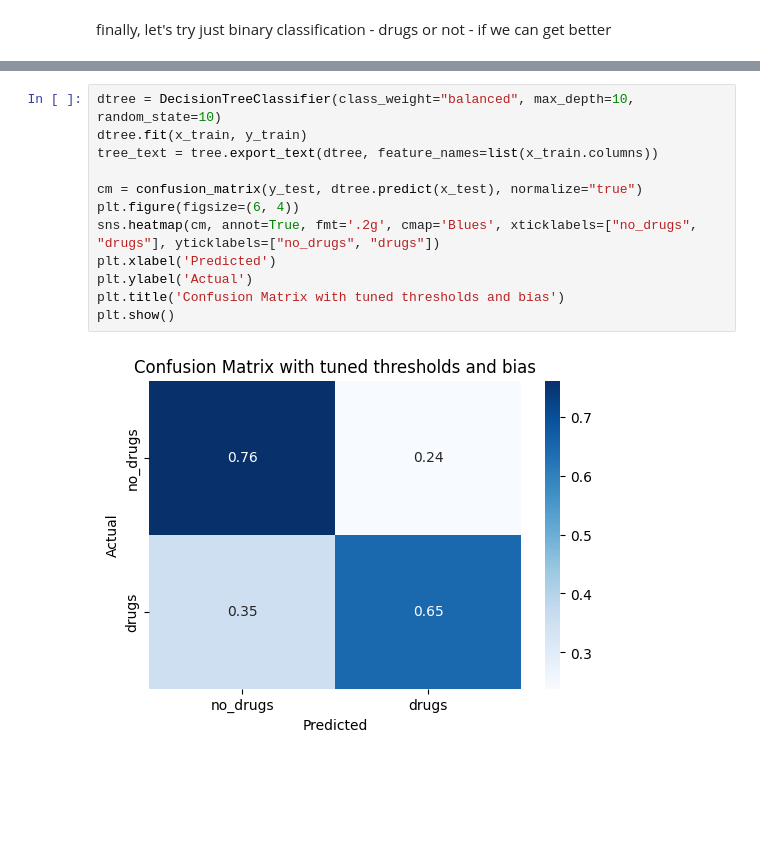
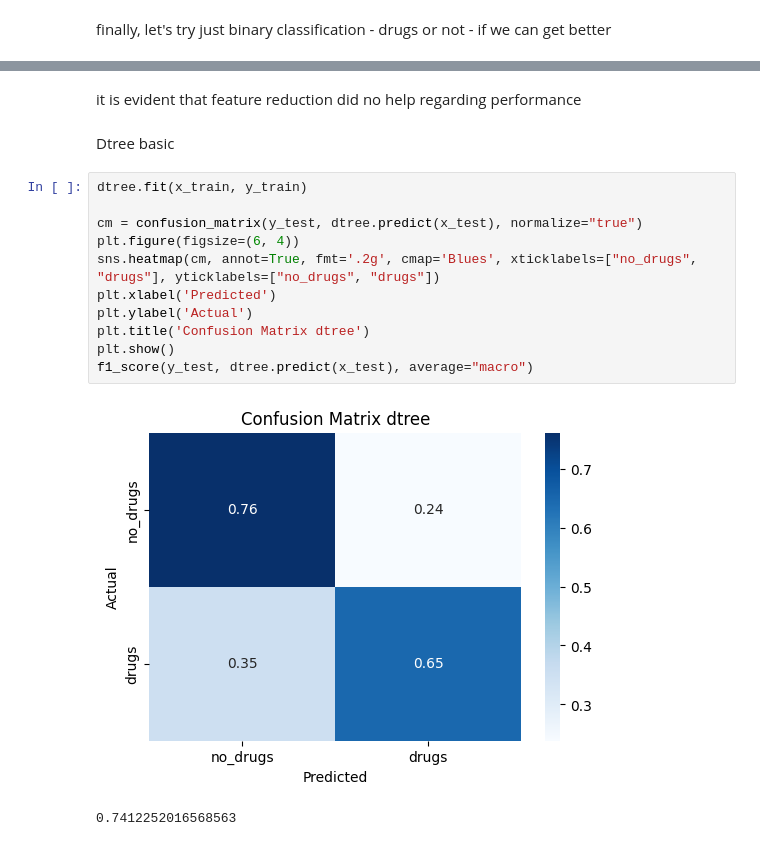
Before and after one commit to VasStach/OKCupid-Date-A-Scientist, a Jupyter notebook: date-a-scientist.ipynb, the cells around one changed output, grey strips where cells are left out. Drawn from its saved outputs; the diff is of its cells as text; blank space fills up the shorter version.

```diff
--- a/date-a-scientist.ipynb
+++ b/date-a-scientist.ipynb
@@ -417,14 +320,18 @@ x_train, x_test, y_train, y_test = train_test_split(features, labels_binary, tes
+# %% [markdown]
+it is evident that feature reduction did no help regarding performance
+# %% [markdown]
+Dtree basic
 # %%
-dtree = DecisionTreeClassifier(class_weight="balanced", max_depth=10, random_state=10)
 dtree.fit(x_train, y_train)
-tree_text = tree.export_text(dtree, feature_names=list(x_train.columns))
 
 cm = confusion_matrix(y_test, dtree.predict(x_test), normalize="true")
 plt.figure(figsize=(6, 4))
 sns.heatmap(cm, annot=True, fmt='.2g', cmap='Blues', xticklabels=["no_drugs", "drugs"], yticklabels=["no_drugs", "drugs"])
 plt.xlabel('Predicted')
 plt.ylabel('Actual')
-plt.title('Confusion Matrix with tuned thresholds and bias')
+plt.title('Confusion Matrix dtree')
 plt.show()
+f1_score(y_test, dtree.predict(x_test), average="macro")
 # %% [output]
-[figure, old version]
+[figure, new version]
+0.7412252016568563
```
Also changed, not shown: parts of 41 cells of this notebook, 1 other file.
